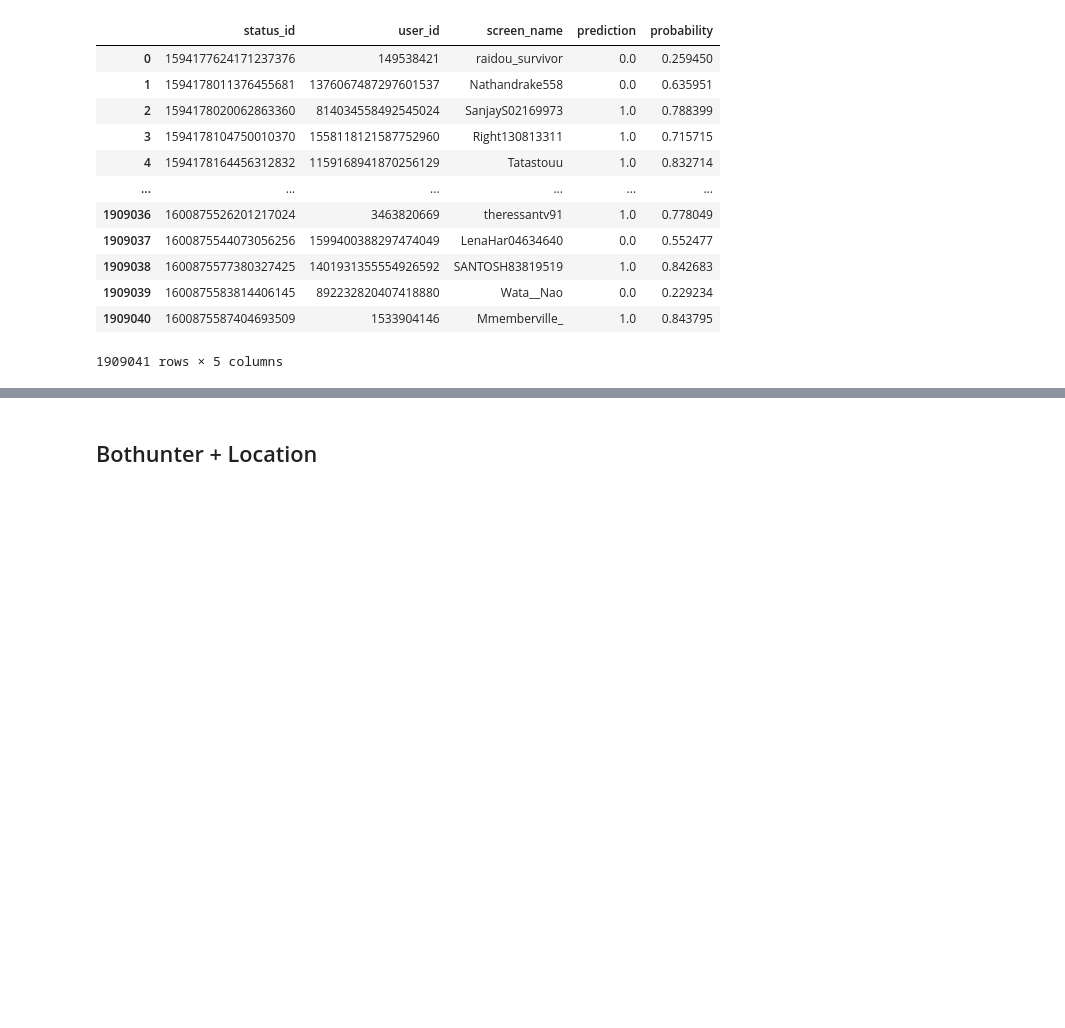
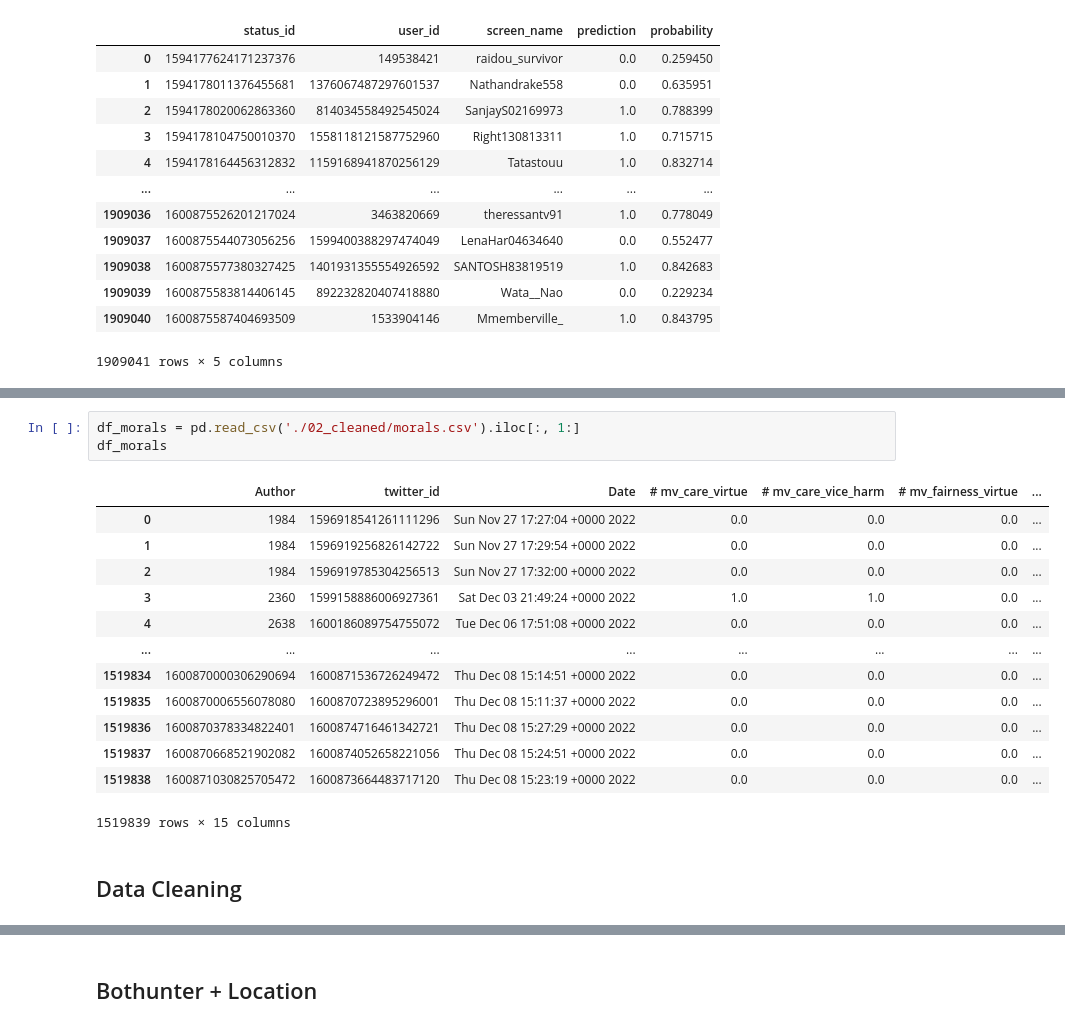
Before and after one commit to tanmayraj/fifa23analysis, a Jupyter notebook: 20230226_Analysis.ipynb, the cells around one changed output, grey strips where cells are left out. Cells and saved outputs as stored; diff of their text form; blank space fills up the shorter version.

```diff
--- a/20230226_Analysis.ipynb
+++ b/20230226_Analysis.ipynb
@@ -88,4 +90,23 @@ df_emotion
 | 1470412 | 1487871301171744771 | 1.487871e+18 | Ganhamos mas lembrando que Tite e... | 0.351239 | 0.000996 | 0.486202 | 0.122127 | 0.006981 | 0.025267 | 0.007188 |
 | 1470413 | 1557619138117378049 | 1.557619e+18 | #️⃣ #Brazil #Switzerland #Brazilv... | 0.054019 | 0.001668 | 0.825460 | 0.083121 | 0.006542 | 0.019780 | 0.009410 |
 1470414 rows × 10 columns
+# %%
+df_morals = pd.read_csv('./02_cleaned/morals.csv').iloc[:, 1:]
+df_morals
+# %% [output]
+|  | Author | twitter_id | Date | # mv_care_virtue | # mv_care_vice_harm | # mv_fairness_virtue | ... |
+| 0 | 1984 | 1596918541261111296 | Sun Nov 27 17:27:04 +0000 2022 | 0.0 | 0.0 | 0.0 | ... |
+| 1 | 1984 | 1596919256826142722 | Sun Nov 27 17:29:54 +0000 2022 | 0.0 | 0.0 | 0.0 | ... |
+| 2 | 1984 | 1596919785304256513 | Sun Nov 27 17:32:00 +0000 2022 | 0.0 | 0.0 | 0.0 | ... |
+| 3 | 2360 | 1599158886006927361 | Sat Dec 03 21:49:24 +0000 2022 | 1.0 | 1.0 | 0.0 | ... |
+| 4 | 2638 | 1600186089754755072 | Tue Dec 06 17:51:08 +0000 2022 | 0.0 | 0.0 | 0.0 | ... |
+| ... | ... | ... | ... | ... | ... | ... | ... |
+| 1519834 | 1600870000306290694 | 1600871536726249472 | Thu Dec 08 15:14:51 +0000 2022 | 0.0 | 0.0 | 0.0 | ... |
+| 1519835 | 1600870006556078080 | 1600870723895296001 | Thu Dec 08 15:11:37 +0000 2022 | 0.0 | 0.0 | 0.0 | ... |
+| 1519836 | 1600870378334822401 | 1600874716461342721 | Thu Dec 08 15:27:29 +0000 2022 | 0.0 | 0.0 | 0.0 | ... |
+| 1519837 | 1600870668521902082 | 1600874052658221056 | Thu Dec 08 15:24:51 +0000 2022 | 0.0 | 0.0 | 0.0 | ... |
+| 1519838 | 1600871030825705472 | 1600873664483717120 | Thu Dec 08 15:23:19 +0000 2022 | 0.0 | 0.0 | 0.0 | ... |
+1519839 rows × 15 columns
+# %% [markdown]
+<h2>Data Cleaning</h2>
 # %%
```
Also changed, not shown: parts of 22 cells of this notebook, 1 other file.
